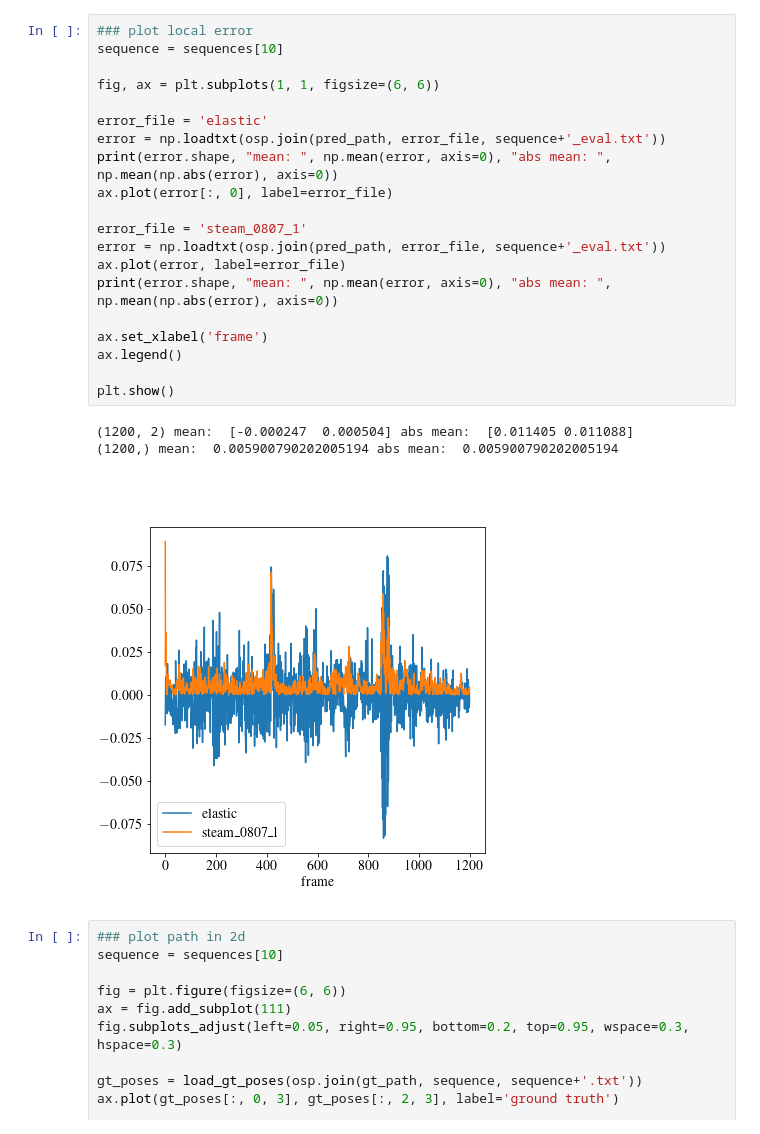
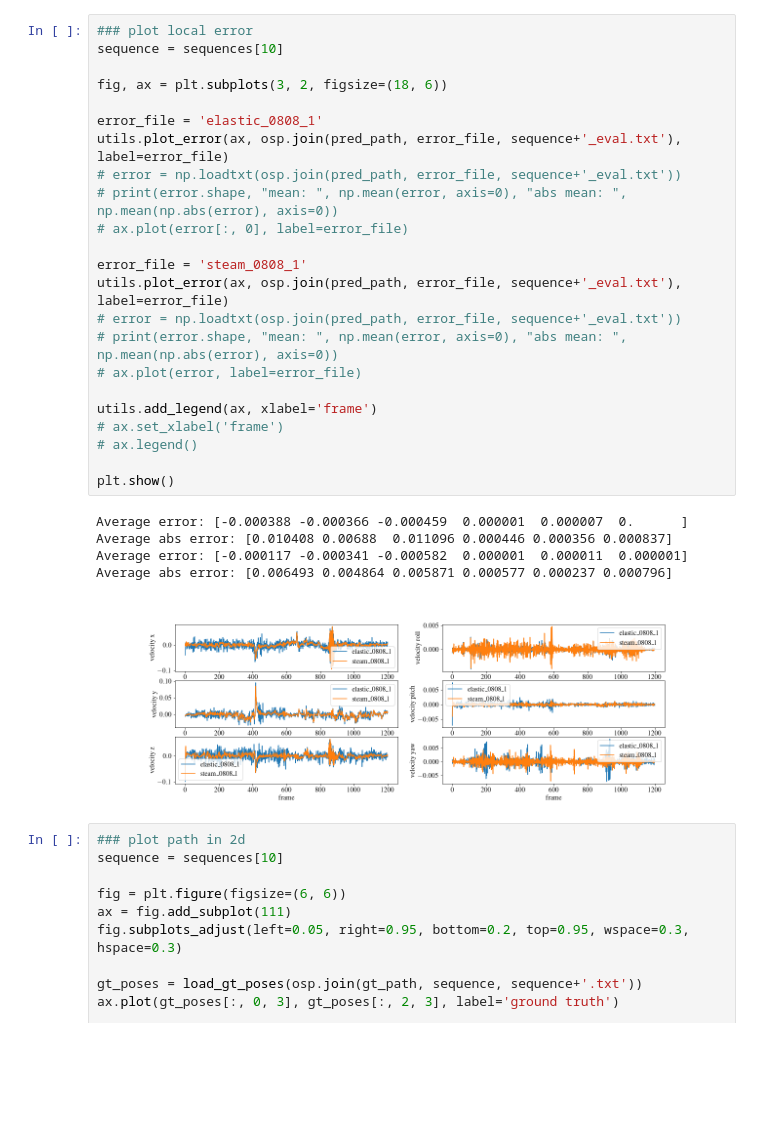
Before and after one commit to cheneyuwu/ct_icp, a Jupyter notebook: steam_icp/script/plot_kitti_raw_poses.ipynb, the cells around one changed output. Drawn from its saved outputs; the diff is of its cells as text; blank space fills up the shorter version.

```diff
--- a/steam_icp/script/plot_kitti_raw_poses.ipynb
+++ b/steam_icp/script/plot_kitti_raw_poses.ipynb
@@ -70,27 +95,30 @@ steam_0807_1 & 0.46 & 0.0004 & 0.53 & 0.0015 \\
 # %%
 ### plot local error
 sequence = sequences[10]
 
-fig, ax = plt.subplots(1, 1, figsize=(6, 6))
+fig, ax = plt.subplots(3, 2, figsize=(18, 6))
 
-error_file = 'elastic'
-error = np.loadtxt(osp.join(pred_path, error_file, sequence+'_eval.txt'))
-print(error.shape, "mean: ", np.mean(error, axis=0), "abs mean: ", np.mean(np.abs(error), axis=0))
-ax.plot(error[:, 0], label=error_file)
+error_file = 'elastic_0808_1'
+utils.plot_error(ax, osp.join(pred_path, error_file, sequence+'_eval.txt'), label=error_file)
+# error = np.loadtxt(osp.join(pred_path, error_file, sequence+'_eval.txt'))
+# print(error.shape, "mean: ", np.mean(error, axis=0), "abs mean: ", np.mean(np.abs(error), axis=0))
+# ax.plot(error[:, 0], label=error_file)
 
-error_file = 'steam_0807_1'
-error = np.loadtxt(osp.join(pred_path, error_file, sequence+'_eval.txt'))
-ax.plot(error, label=error_file)
-print(error.shape, "mean: ", np.mean(error, axis=0), "abs mean: ", np.mean(np.abs(error), axis=0))
+error_file = 'steam_0808_1'
+utils.plot_error(ax, osp.join(pred_path, error_file, sequence+'_eval.txt'), label=error_file)
+# error = np.loadtxt(osp.join(pred_path, error_file, sequence+'_eval.txt'))
+# print(error.shape, "mean: ", np.mean(error, axis=0), "abs mean: ", np.mean(np.abs(error), axis=0))
+# ax.plot(error, label=error_file)
 
-ax.set_xlabel('frame')
-ax.legend()
+utils.add_legend(ax, xlabel='frame')
+# ax.set_xlabel('frame')
+# ax.legend()
 
 plt.show()
 # %% [output]
-(1200, 2) mean:  [-0.000247  0.000504] abs mean:  [0.011405 0.011088]
-(1200,) mean:  0.005900790202005194 abs mean:  0.005900790202005194
+Average error: [-0.000388 -0.000366 -0.000459  0.000001  0.000007  0.      ] Average abs error: [0.010408 0.00688  0.011096 0.000446 0.000356 0.000837]
+Average error: [-0.000117 -0.000341 -0.000582  0.000001  0.000011  0.000001] Average abs error: [0.006493 0.004864 0.005871 0.000577 0.000237 0.000796]
-[figure, old version]
+[figure, new version]
 # %%
 ### plot path in 2d
 sequence = sequences[10]
```
Also changed, not shown: parts of 2 cells of this notebook, 3 other files.
